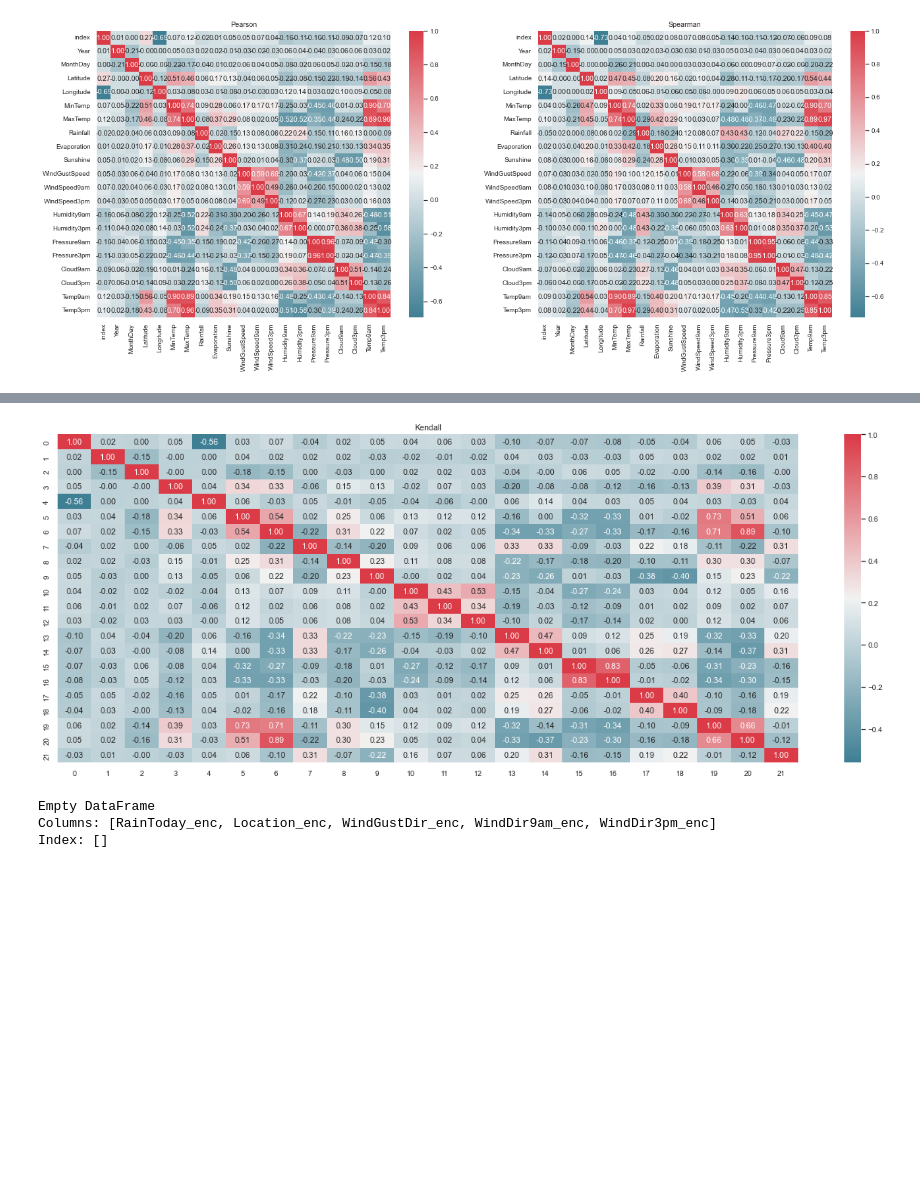
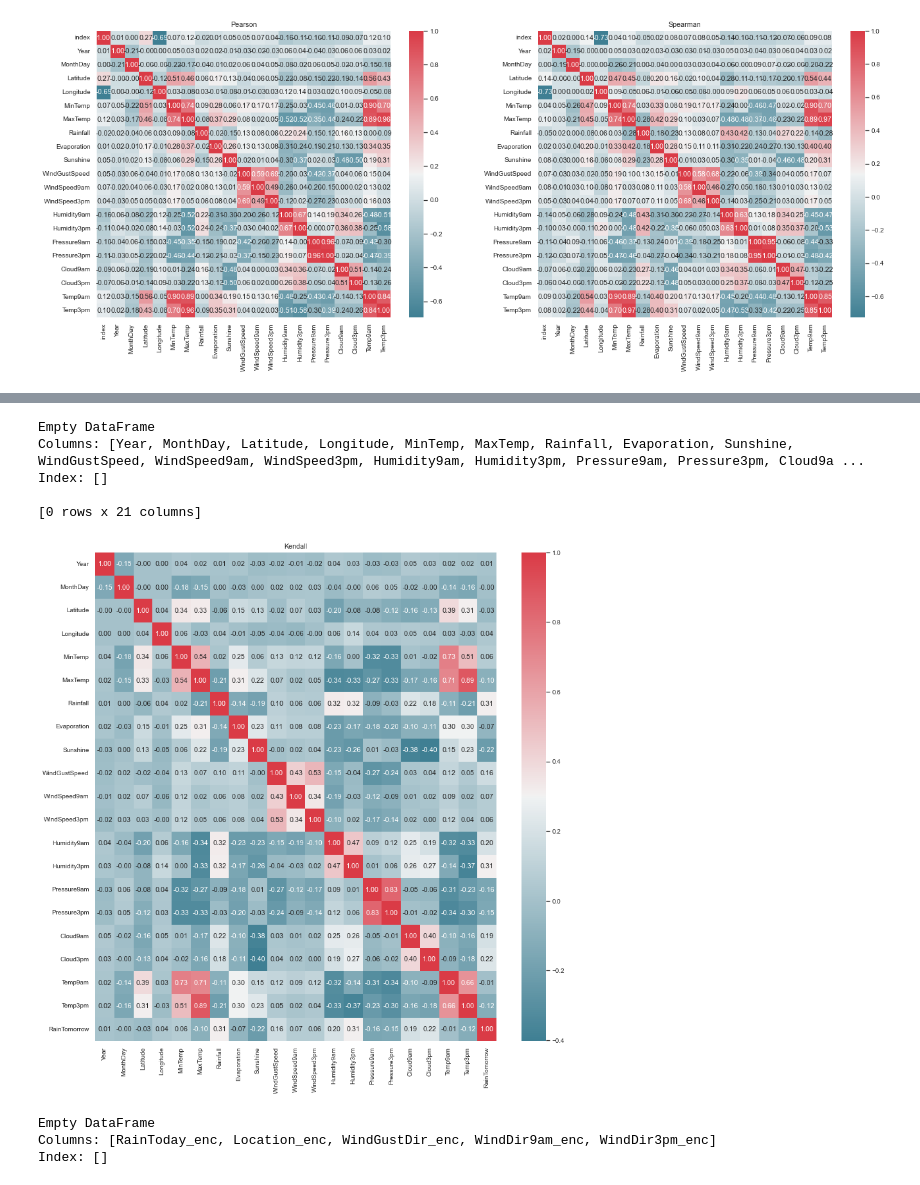
Before and after one commit to ezeguins/analisis_datos_TP, a Jupyter notebook: ColumnsStudy_oks.ipynb, the cells around one changed output, grey strips where cells are left out. Saved outputs shown, nothing was run; the diff lists cells and outputs as text; code cells hidden in the pictures; blank space fills up the shorter version.

```diff
--- a/ColumnsStudy_oks.ipynb
+++ b/ColumnsStudy_oks.ipynb
@@ -291,9 +312,9 @@ X_train=X_train_.drop(columns={"RainToday","WindGustDir","WindDir9am","WindDir3p
 # %%
 # se aplica mice a todas las columnas a imputar
-#'MaxTemp'
-col_to_impute = 'MaxTemp'
-print('Media de la variable previo a la imputación {}: {}'.format(col_to_impute, np.mean(X_train[col_to_impute])))
-feature_cols = ['MinTemp', 'Temp9am', 'Temp3pm']
-datasetIMP = TP.impute_column(X_train, col_to_impute, feature_cols)
-print('Media de la variable posterior a la imputación {}: {}'.format(col_to_impute, np.mean(datasetIMP[col_to_impute])))
+#'Rainfall'
+col_to_impute = 'Rainfall'
+print('Media de la variable previo a la imputación {}: {}'.format(col_to_impute, np.mean(datasetIMP1[col_to_impute])))
+feature_cols = ["Cloud9am","Cloud3pm"]
+datasetIMP2 = TP.impute_column(datasetIMP1, col_to_impute, feature_cols)
+print('Media de la variable posterior a la imputación {}: {}'.format(col_to_impute, np.mean(datasetIMP2[col_to_impute])))
 # %% [output]
@@ -364,7 +343,7 @@ See the caveats in the documentation: https://pandas.pydata.org/pandas-docs/stab
 
 col_to_impute = 'Pressure9am'
 print('Media de la variable previo a la imputación {}: {}'.format(col_to_impute, np.mean(datasetIMP3[col_to_impute])))
-feature_cols = ['Pressure3pm']
+feature_cols = ['Pressure3pm','Sunshine']
 X_train_imp = TP.impute_column(datasetIMP3, col_to_impute, feature_cols)
 print('Media de la variable posterior a la imputación {}: {}'.format(col_to_impute, np.mean(X_train_imp[col_to_impute])))
 # %% [output]
@@ -381,4 +356,5 @@ X_train_num=X_train.drop(columns={"RainToday_enc","Location_enc","WindGustDir_en
 X_train_imp_num=X_train_imp.drop(columns={"RainToday_enc","Location_enc","WindGustDir_enc","WindDir9am_enc","WindDir3pm_enc"})
 X_train_cat=pd.DataFrame(X_train, columns = ["RainToday_enc","Location_enc","WindGustDir_enc","WindDir9am_enc","WindDir3pm_enc"])
 X_train_imp_cat=pd.DataFrame(X_train_imp, columns = ["RainToday_enc","Location_enc","WindGustDir_enc","WindDir9am_enc","WindDir3pm_enc"])
-X_train_imp_num.drop(columns={"index"})
+X_train_imp_num=X_train_imp_num.drop(columns={"index"})
+X_train_num=X_train_num.drop(columns={"index"})
@@ -431,3 +401,8 @@ df_train_cat_cat = pd.DataFrame(np.concatenate([X_train_imp_cat,y_train], axis=1
+# %%
+df_train_num_cat=df_train_num_cat.rename(columns= { 0: "Year", 1:	"MonthDay", 2: "Latitude", 3:"Longitude",
+                                	4:"MinTemp",5:"MaxTemp",6:"Rainfall",7:"Evaporation",8:"Sunshine",9:"WindGustSpeed",
+                                    10:"WindSpeed9am",11:"WindSpeed3pm",12:"Humidity9am", 13:"Humidity3pm",
+                                    14:"Pressure9am",15:"Pressure3pm",16:"Cloud9am",17:"Cloud3pm",18:"Temp9am",19:"Temp3pm",20:"RainTomorrow"})
 # %%
 #concatenar concervando los nombres de columnas
 MI = mutual_info_regression(X_train_imp_num, y_train)
@@ -445,14 +420,19 @@ sns.heatmap([r.iloc[-1][:-1]],cmap=sns.diverging_palette(220,10,as_cmap=True),ax
 # %%
 ## numerica a categorica
-
-fig, axes = plt.subplots(1,1,figsize=(22,8))
+print(pd.DataFrame(df_train_num_cat.head(0)))
+fig, axes = plt.subplots(1,1,figsize=(14,14))
 
 tau = df_train_num_cat.corr(method='kendall')
 axes.set_title("Kendall")
-sns.heatmap(tau, cmap=sns.diverging_palette(220,10,as_cmap=True),annot=True,fmt=".2f")
+sns.heatmap(tau, cmap=sns.diverging_palette(220,10,as_cmap=True),annot=True,fmt=".2f",ax=axes)
 sns.set(font_scale=0.9)
 # %% [output]
+Empty DataFrame
+Columns: [Year, MonthDay, Latitude, Longitude, MinTemp, MaxTemp, Rainfall, Evaporation, Sunshine, WindGustSpeed, WindSpeed9am, WindSpeed3pm, Humidity9am, Humidity3pm, Pressure9am, Pressure3pm, Cloud9a ...
+Index: []
+
+[0 rows x 21 columns]
-[figure, old version]
+[figure, new version]
 # %%
 ## Información mutua corr cat-cat input-input WindGustDir_enc
 
```
Also changed, not shown: parts of 19 cells of this notebook, 3 other files.
